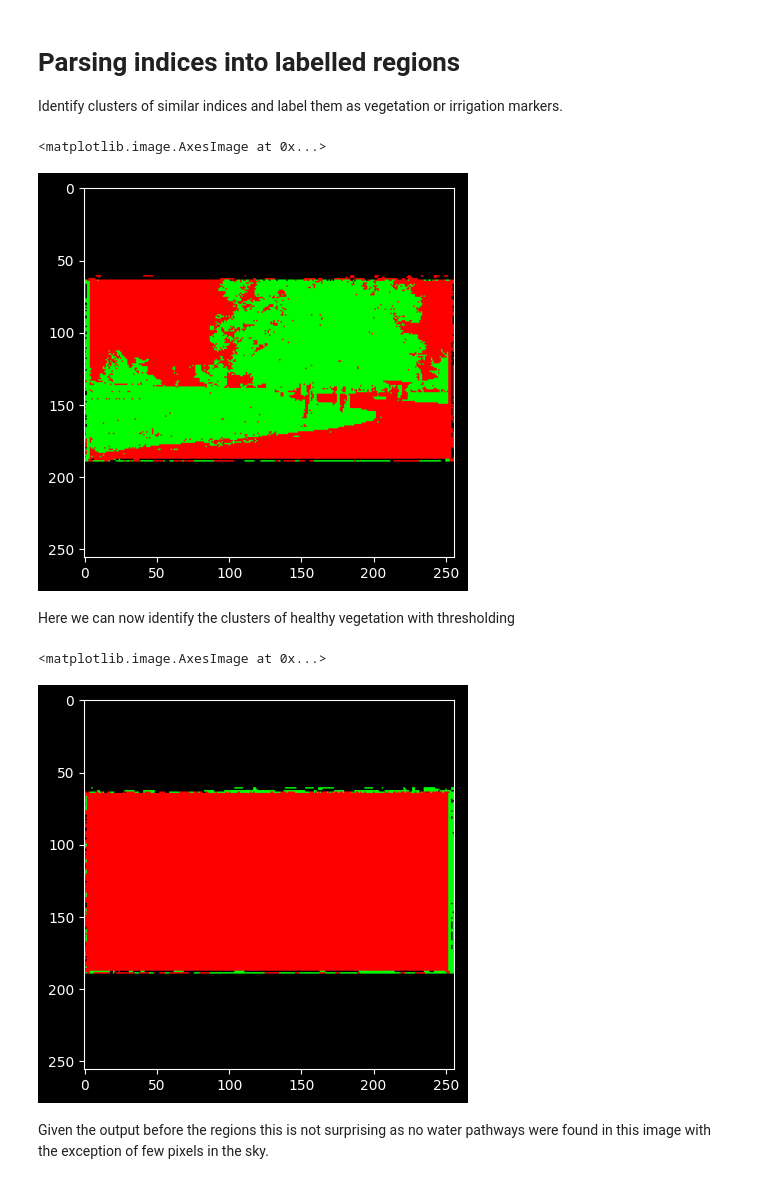
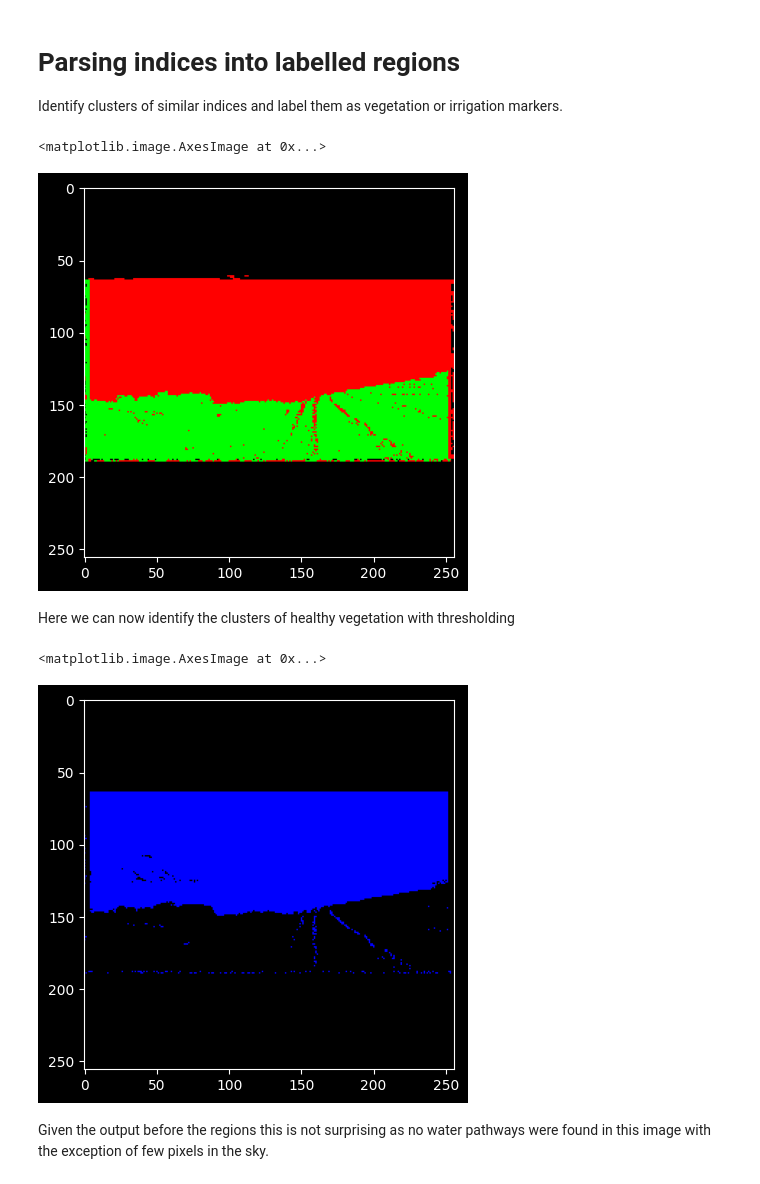
Before and after one commit to ULAS-HiPR/AI-utils, a Jupyter notebook: notebooks/nd_parser.ipynb, the cells around one changed output. Drawn from its saved outputs; the diff is of its cells as text; code cells hidden in the pictures.

Commit message:
working pipeline that extracts veg data and irrigation paths

```diff
--- a/notebooks/nd_parser.ipynb
+++ b/notebooks/nd_parser.ipynb
@@ -15,6 +12,6 @@ To enable the following instructions: AVX2 FMA, in other operations, rebuild Ten
 # %%
 dataset_path = pathlib.Path("/Users/adambyrne/Datasets/nirscene0x/train")
-image_data = tf.io.read_file(str(dataset_path / "country_0000.jpg"))
+image_data = tf.io.read_file(str(dataset_path / "country_0017.jpg"))
 image = tf.io.decode_jpeg(image_data)
 # %%
 def load(image_file):
@@ -36,7 +33,7 @@ def load(image_file):
 # %% [markdown]
 # Sample images from the training set
 # %%
-inp, re = load(str(dataset_path / "country_0000.jpg"))
+inp, re = load(str(dataset_path / "country_0017.jpg"))
 plt.figure()
 plt.imshow(inp / 255.0)
 plt.figure()
@@ -83,17 +80,17 @@ ndvi_regions[ndvi < 0.5, 0] = 1
 plt.imshow(ndvi_regions)
 # %% [output]
 <matplotlib.image.AxesImage at 0x...>
-[figure, old version]
+[figure, new version]
 # %% [markdown]
 Here we can now identify the clusters of healthy vegetation with thresholding
 # %%
 ndwi_regions = np.zeros((256, 256, 3))
-ndwi_regions[ndwi > 0.5, 1] = 1
-ndwi_regions[ndwi < 0.5, 0] = 1
+ndwi_regions[(ndwi > -0.25) & (ndwi < 0.25), 2] = 1
+
 plt.imshow(ndwi_regions)
 # %% [output]
 <matplotlib.image.AxesImage at 0x...>
-[figure, old version]
+[figure, new version]
 # %% [markdown]
 Given the output before the regions this is not surprising as no water pathways were found in this image with the exception of few pixels in the sky.
 # %% [markdown]
```
Also changed, not shown: parts of 6 cells of this notebook.
